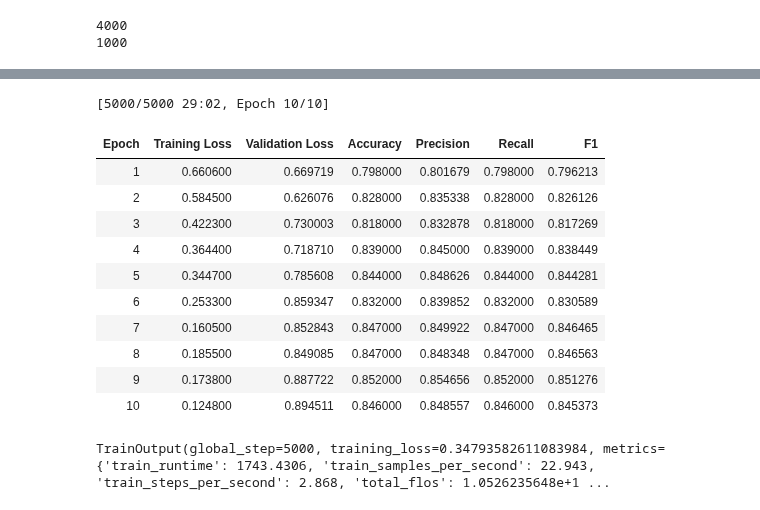
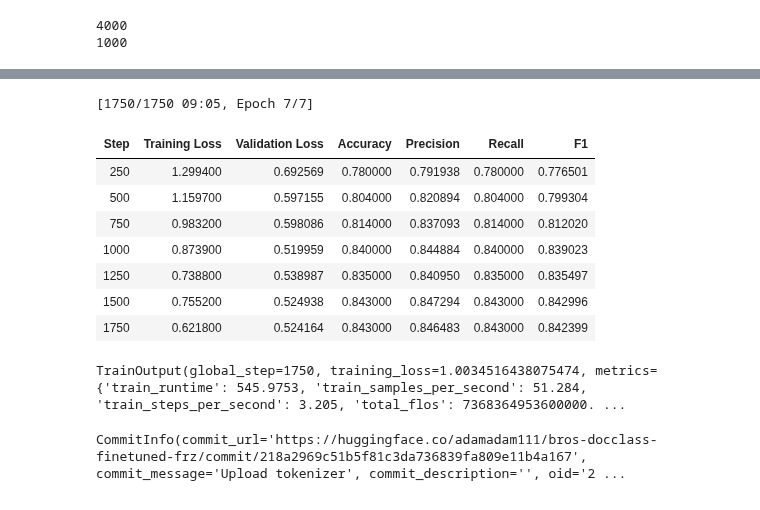
Before and after one commit to adamserag1/Interpretability-for-VRDU-models, a Jupyter notebook: finetuning/BROS_RVL (1).ipynb, the cells around one changed output, grey strips where cells are left out. Cells and saved outputs as stored; diff of their text form; code cells hidden in the pictures.

```diff
--- a/finetuning/BROS_RVL (1).ipynb
+++ b/finetuning/BROS_RVL (1).ipynb
@@ -266,26 +323,23 @@ data_collator = DefaultDataCollator(return_tensors="pt")
 # %%
 trainer = Trainer(
     model=model,
     args=training_args,
     train_dataset=train_dataset,
     eval_dataset=val_dataset,
-    tokenizer=tokenizer,
+    processing_class=tokenizer,
     data_collator=DefaultDataCollator(),
     compute_metrics=compute_metrics,
     callbacks=[early_stopping_callback],
 )
 trainer.train()
 # %% [output]
-[5000/5000 29:02, Epoch 10/10]
+[1750/1750 09:05, Epoch 7/7]
-| Epoch | Training Loss | Validation Loss | Accuracy | Precision | Recall | F1 |
-| 1 | 0.660600 | 0.669719 | 0.798000 | 0.801679 | 0.798000 | 0.796213 |
-| 2 | 0.584500 | 0.626076 | 0.828000 | 0.835338 | 0.828000 | 0.826126 |
-| 3 | 0.422300 | 0.730003 | 0.818000 | 0.832878 | 0.818000 | 0.817269 |
-| 4 | 0.364400 | 0.718710 | 0.839000 | 0.845000 | 0.839000 | 0.838449 |
-| 5 | 0.344700 | 0.785608 | 0.844000 | 0.848626 | 0.844000 | 0.844281 |
-| 6 | 0.253300 | 0.859347 | 0.832000 | 0.839852 | 0.832000 | 0.830589 |
-| 7 | 0.160500 | 0.852843 | 0.847000 | 0.849922 | 0.847000 | 0.846465 |
-| 8 | 0.185500 | 0.849085 | 0.847000 | 0.848348 | 0.847000 | 0.846563 |
-| 9 | 0.173800 | 0.887722 | 0.852000 | 0.854656 | 0.852000 | 0.851276 |
-| 10 | 0.124800 | 0.894511 | 0.846000 | 0.848557 | 0.846000 | 0.845373 |
+| Step | Training Loss | Validation Loss | Accuracy | Precision | Recall | F1 |
+| 250 | 1.299400 | 0.692569 | 0.780000 | 0.791938 | 0.780000 | 0.776501 |
+| 500 | 1.159700 | 0.597155 | 0.804000 | 0.820894 | 0.804000 | 0.799304 |
+| 750 | 0.983200 | 0.598086 | 0.814000 | 0.837093 | 0.814000 | 0.812020 |
+| 1000 | 0.873900 | 0.519959 | 0.840000 | 0.844884 | 0.840000 | 0.839023 |
+| 1250 | 0.738800 | 0.538987 | 0.835000 | 0.840950 | 0.835000 | 0.835497 |
+| 1500 | 0.755200 | 0.524938 | 0.843000 | 0.847294 | 0.843000 | 0.842996 |
+| 1750 | 0.621800 | 0.524164 | 0.843000 | 0.846483 | 0.843000 | 0.842399 |
-TrainOutput(global_step=5000, training_loss=0.34793582611083984, metrics={'train_runtime': 1743.4306, 'train_samples_per_second': 22.943, 'train_steps_per_second': 2.868, 'total_flos': 1.0526235648e+1 ...
+TrainOutput(global_step=1750, training_loss=1.0034516438075474, metrics={'train_runtime': 545.9753, 'train_samples_per_second': 51.284, 'train_steps_per_second': 3.205, 'total_flos': 7368364953600000. ...
@@ -293,0 +346,5 @@ from huggingface_hub import HfApi
+# %%
+tokenizer.save_pretrained('adamadam111/bros-docclass-finetuned-frz')
+tokenizer.push_to_hub('adamadam111/bros-docclass-finetuned-frz')
+# %% [output]
+CommitInfo(commit_url='https://huggingface.co/adamadam111/bros-docclass-finetuned-frz/commit/218a2969c51b5f81c3da736839fa809e11b4a167', commit_message='Upload tokenizer', commit_description='', oid='2 ...
```
Also changed, not shown: parts of 7 cells of this notebook.
